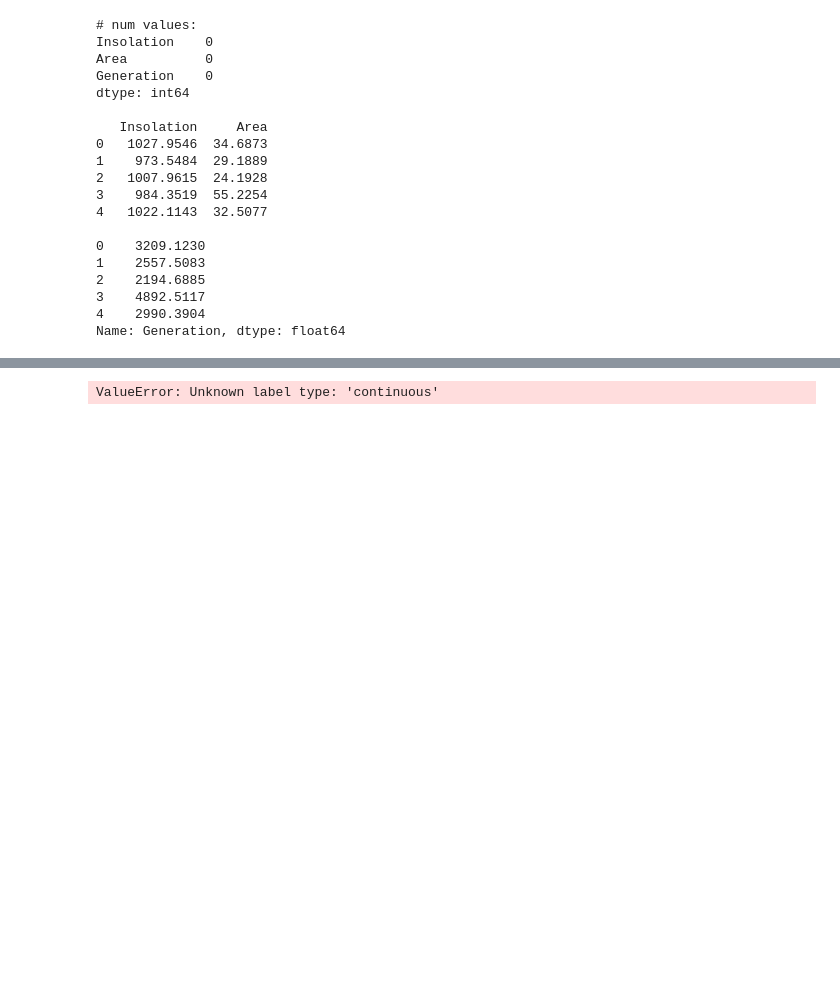
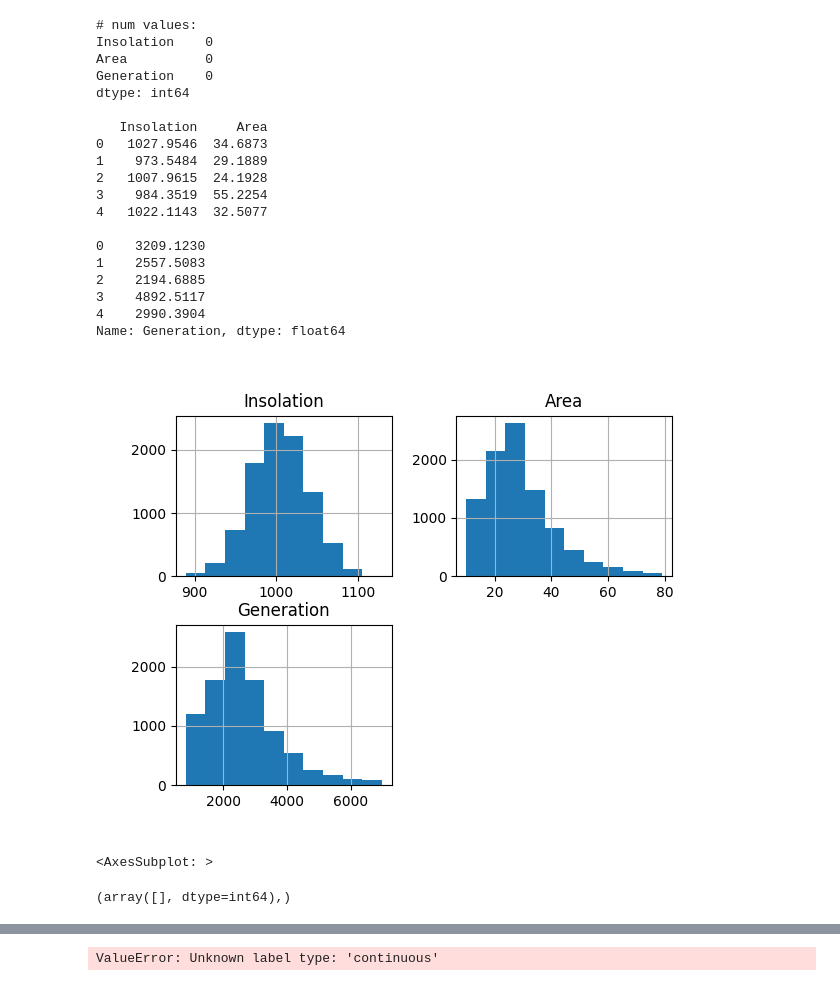
Before and after one commit to killagarila/solar_ML, a Jupyter notebook: Group_M.ipynb, the cells around one changed output, grey strips where cells are left out. Drawn from its saved outputs; the diff is of its cells as text; code cells hidden in the pictures; blank space fills up the shorter version.

```diff
--- a/Group_M.ipynb
+++ b/Group_M.ipynb
@@ -57,3 +59,16 @@ dtype: int64
 3    4892.5117
 4    2990.3904
 Name: Generation, dtype: float64
+# %%
+readfile.hist()
+plt.show()
+# %% [output]
+[figure, added]
+# %%
+sns.boxplot(readfile["Generation"])
+# %% [output]
+<AxesSubplot: >
+# %%
+print(np.where(readfile["Generation"]>1000000))
+# %% [output]
+(array([], dtype=int64),)
```
Also changed, not shown: parts of 6 cells of this notebook, 1 other file.
